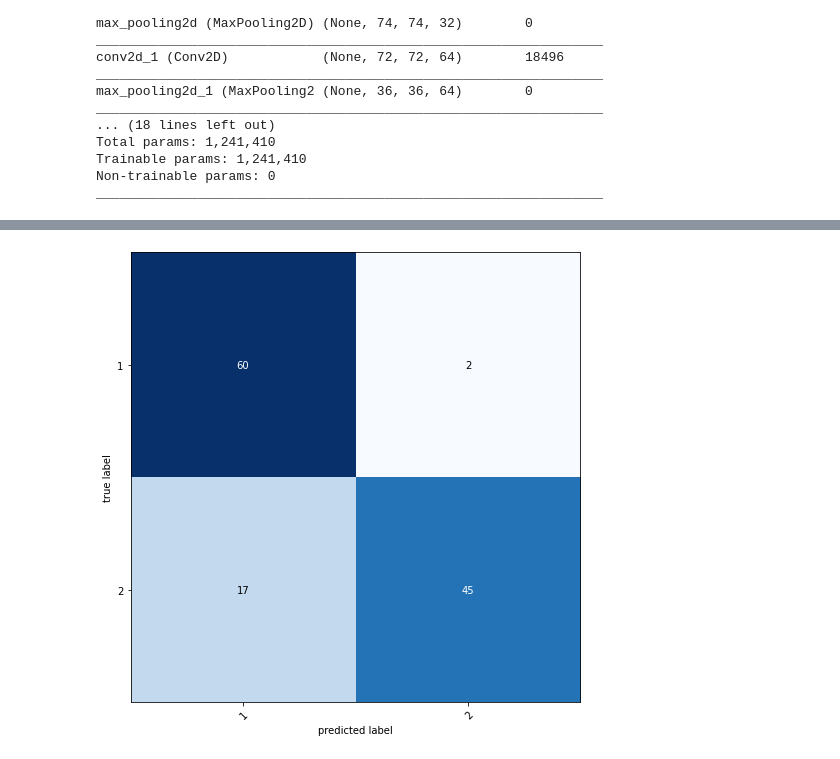
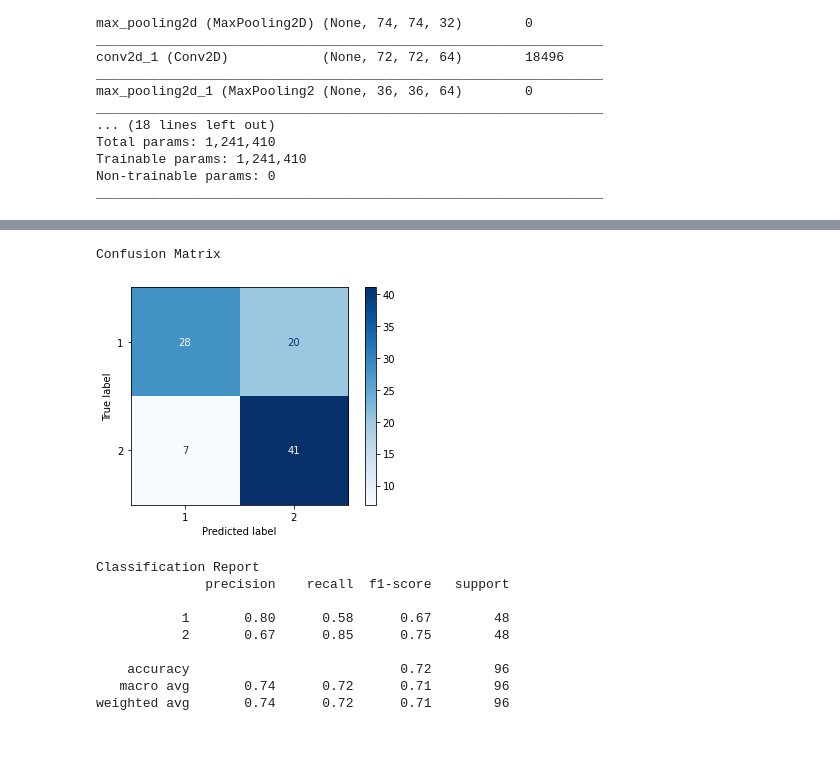
Before and after one commit to fergarfer1/TFGfgf, a Jupyter notebook: CH_V_2hojas.ipynb, the cells around one changed output, grey strips where cells are left out. Drawn from its saved outputs; the diff is of its cells as text; code cells hidden in the pictures.

```diff
--- a/CH_V_2hojas.ipynb
+++ b/CH_V_2hojas.ipynb
@@ -382,7 +309,24 @@ print(y_real)
 # %%
-matc=confusion_matrix(y_real, y_pred)
-
-plot_confusion_matrix(conf_mat=matc, figsize=(7,7), class_names = ['1','2'], show_normed=False)
-plt.tight_layout()
+# Matriz de confusion
+Y_pred = model.predict(test_generator, len(test_dir) // (20+1))
+y_pred = np.argmax(Y_pred, axis=1)
+target_names = ['1', '2']
+print('Confusion Matrix')
+cm = confusion_matrix(test_generator.classes, y_pred)
+disp = ConfusionMatrixDisplay(confusion_matrix=cm, display_labels=target_names)
+disp.plot(cmap=plt.cm.Blues)
+plt.show()
+print('Classification Report')
+print(classification_report(test_generator.classes, y_pred, target_names=target_names))
 # %% [output]
+Confusion Matrix
-[figure, old version]
+[figure, new version]
+Classification Report
+              precision    recall  f1-score   support
+
+           1       0.80      0.58      0.67        48
+           2       0.67      0.85      0.75        48
+
+    accuracy                           0.72        96
+   macro avg       0.74      0.72      0.71        96
+weighted avg       0.74      0.72      0.71        96
```
Also changed, not shown: parts of 17 cells of this notebook, 2 other files.
